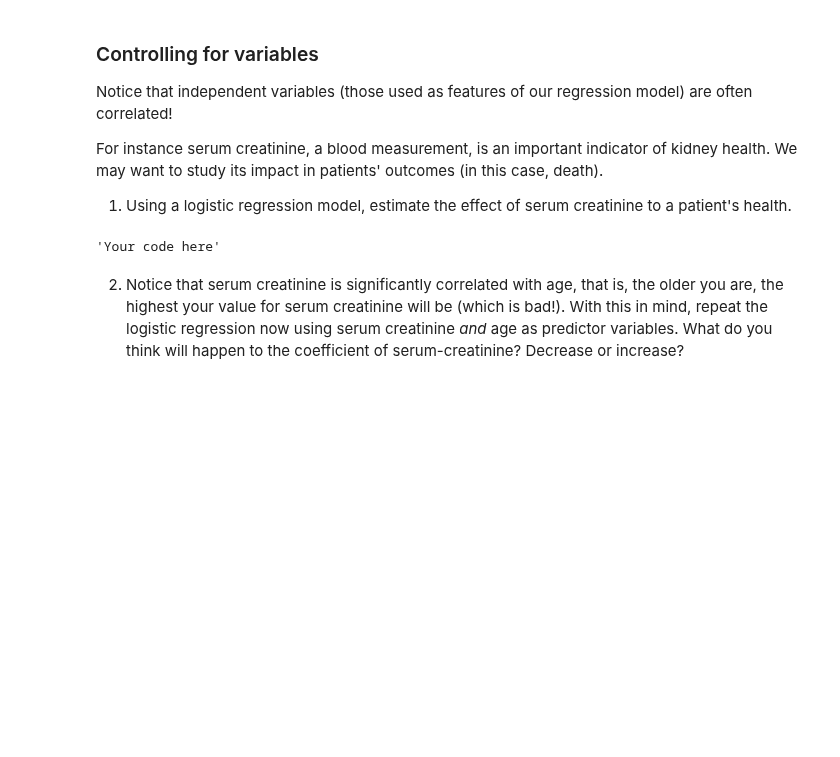
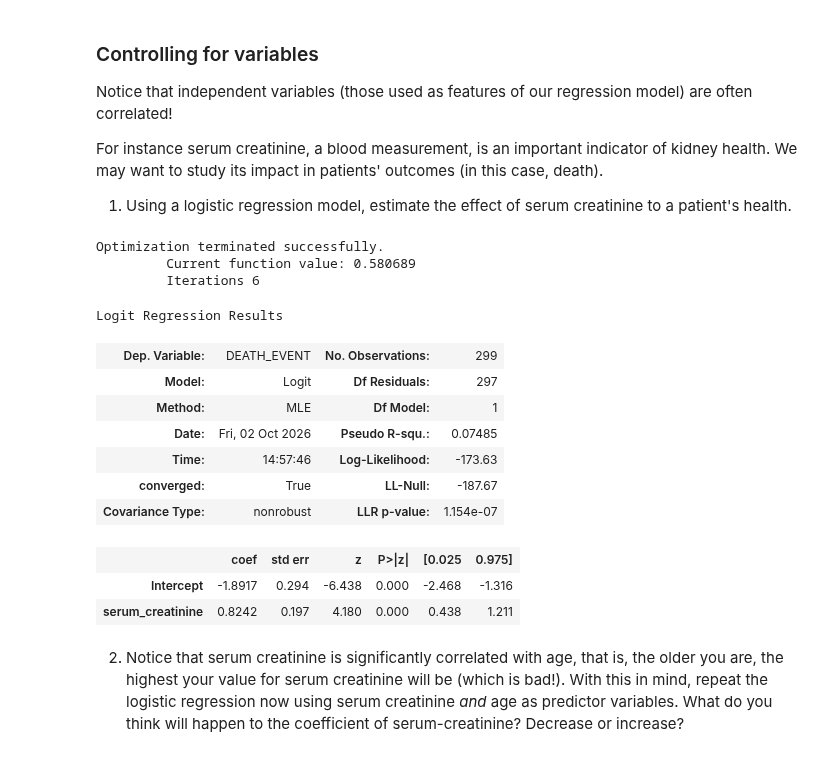
Before and after one commit to floribau/EPFL-ADA-2026, a Jupyter notebook: Exercises/04 - Regression analysis/Regression_analysis.ipynb, the cells around one changed output. Drawn from its saved outputs; the diff is of its cells as text; code cells hidden in the pictures; blank space fills up the shorter version.

```diff
--- a/Exercises/04 - Regression analysis/Regression_analysis.ipynb
+++ b/Exercises/04 - Regression analysis/Regression_analysis.ipynb
@@ -362,10 +371,26 @@ For instance serum creatinine, a blood measurement, is an important indicator of
 We may want to study its impact in patients' outcomes (in this case, death).
 
 1. Using a logistic regression model, estimate the effect of serum creatinine to a patient's health.
-# %%
-"""Your code here"""
-# %% [output]
-'Your code here'
+# %%
+"""Your code here"""
+model = smf.logit(formula="DEATH_EVENT ~ serum_creatinine", data=df)
+res = model.fit()
+res.summary()
+# %% [output]
+Optimization terminated successfully.
+         Current function value: 0.580689
+         Iterations 6
+Logit Regression Results
+| Dep. Variable: | DEATH_EVENT | No. Observations: | 299 |
+| Model: | Logit | Df Residuals: | 297 |
+| Method: | MLE | Df Model: | 1 |
+| Date: | Fri, 02 Oct 2026 | Pseudo R-squ.: | 0.07485 |
+| Time: | 14:57:46 | Log-Likelihood: | -173.63 |
+| converged: | True | LL-Null: | -187.67 |
+| Covariance Type: | nonrobust | LLR p-value: | 1.154e-07 |
+|  | coef | std err | z | P>|z| | [0.025 | 0.975] |
+| Intercept | -1.8917 | 0.294 | -6.438 | 0.000 | -2.468 | -1.316 |
+| serum_creatinine | 0.8242 | 0.197 | 4.180 | 0.000 | 0.438 | 1.211 |
 # %% [markdown]
 2. Notice that serum creatinine is significantly correlated with age, that is, the older you are, the highest your value for serum creatinine will be (which is bad!). With this in mind, repeat the logistic regression now using serum creatinine _and_ age as predictor variables. What do you think will happen to the coefficient of serum-creatinine? Decrease or increase?
 # %%
```
Also changed, not shown: parts of 9 cells of this notebook.
